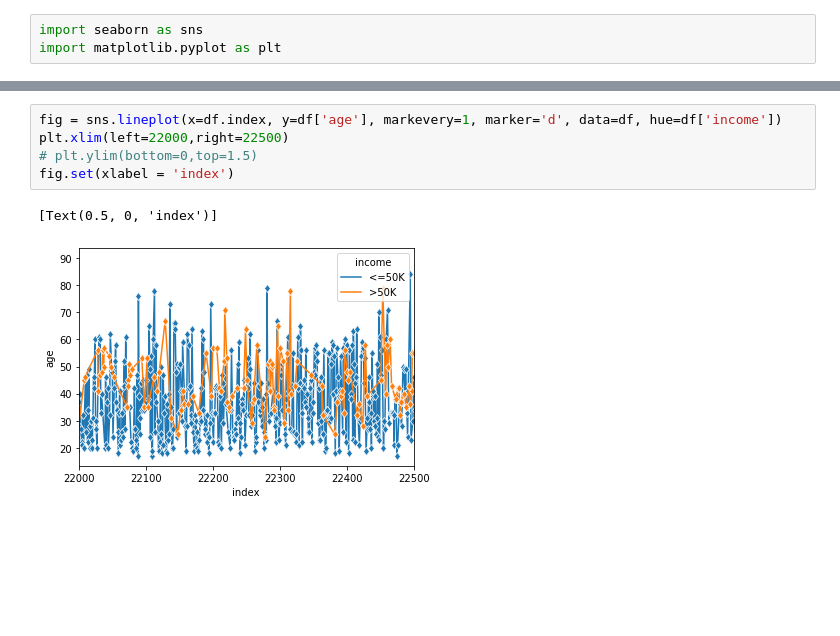
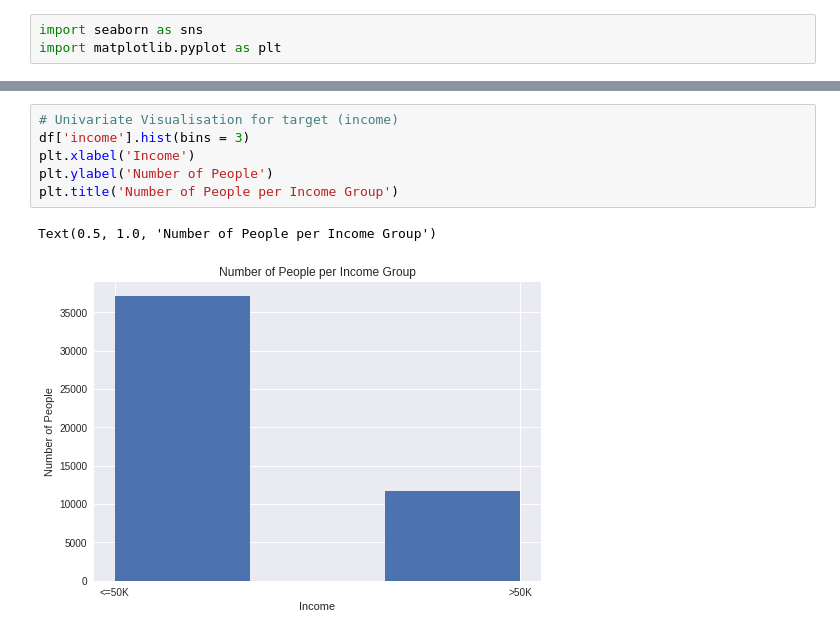
Before and after one commit to Ssendags/Data-science-Project-2---Denis-Ssendagire, a Jupyter notebook: Ssendagire_Denis_Project_2_First_Choice.ipynb, the cells around one changed output, grey strips where cells are left out. Cells and saved outputs as stored; diff of their text form; blank space fills up the shorter version.

```diff
--- a/Ssendagire_Denis_Project_2_First_Choice.ipynb
+++ b/Ssendagire_Denis_Project_2_First_Choice.ipynb
@@ -284,8 +274,9 @@ fig.set(xlabel = 'index')
-# %%
-fig = sns.lineplot(x=df.index, y=df['age'], markevery=1, marker='d', data=df, hue=df['income'])
-plt.xlim(left=22000,right=22500)
-# plt.ylim(bottom=0,top=1.5)
-fig.set(xlabel = 'index')
-# %% [output]
-[Text(0.5, 0, 'index')]
-[figure, removed]
+# %%
+# Univariate Visualisation for target (income)
+df['income'].hist(bins = 3)
+plt.xlabel('Income')
+plt.ylabel('Number of People')
+plt.title('Number of People per Income Group')
+# %% [output]
+Text(0.5, 1.0, 'Number of People per Income Group')
+[figure, added]
```
Also changed, not shown: parts of 23 cells of this notebook.
